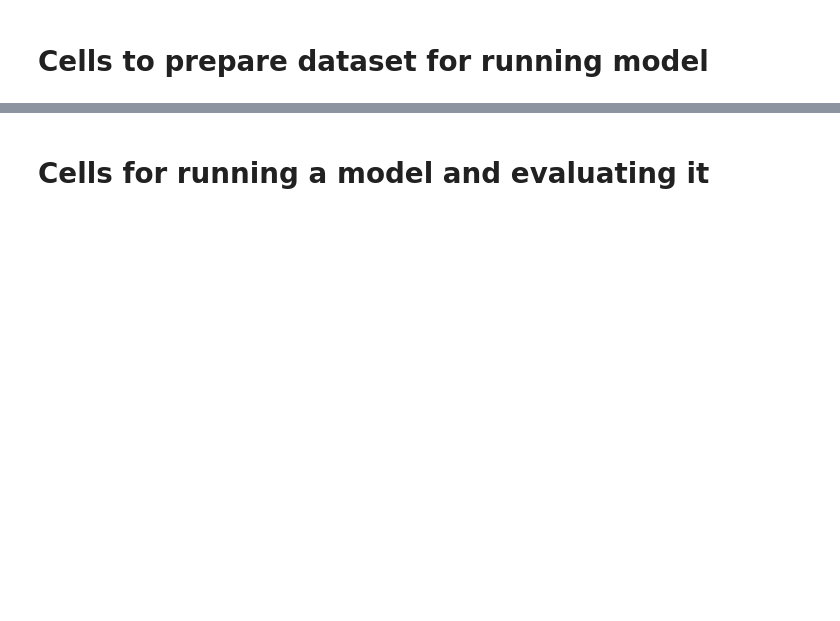
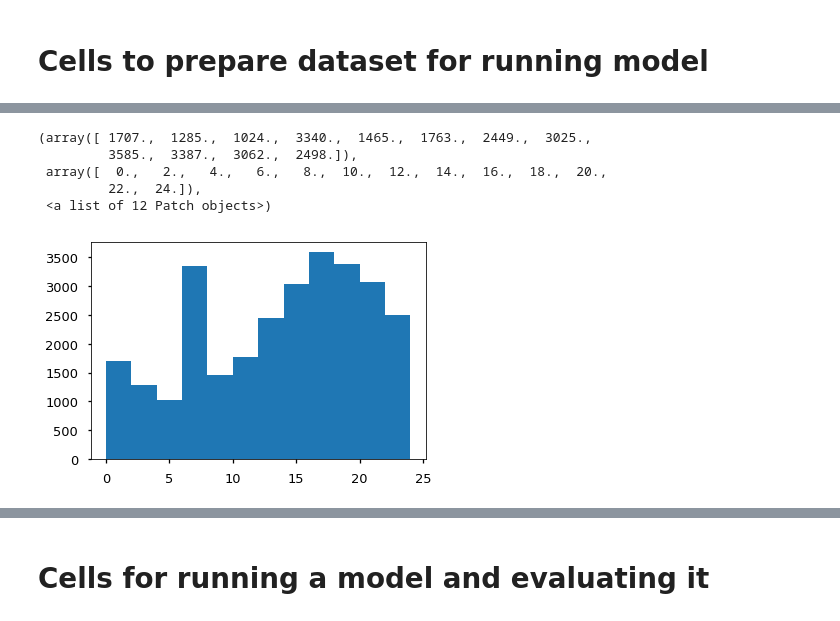
Before and after one commit to nwespe/CDPredictor, a Jupyter notebook: MIMIC_full_explore.ipynb, the cells around one changed output, grey strips where cells are left out. Saved outputs shown, nothing was run; the diff lists cells and outputs as text; code cells hidden in the pictures; blank space fills up the shorter version.

```diff
--- a/MIMIC_full_explore.ipynb
+++ b/MIMIC_full_explore.ipynb
@@ -424 +184,10 @@ Flag value counts: 0    5214
 Name: outcome, dtype: int64
+# %%
+plt.hist(cdiff_data['time_of_admission'], bins=np.linspace(0, 24, 13))
+# %% [output]
+(array([ 1707.,  1285.,  1024.,  3340.,  1465.,  1763.,  2449.,  3025.,
+         3585.,  3387.,  3062.,  2498.]),
+ array([  0.,   2.,   4.,   6.,   8.,  10.,  12.,  14.,  16.,  18.,  20.,
+         22.,  24.]),
+ <a list of 12 Patch objects>)
+[figure, added]
```
Also changed, not shown: parts of 184 cells of this notebook, 23 other files.
